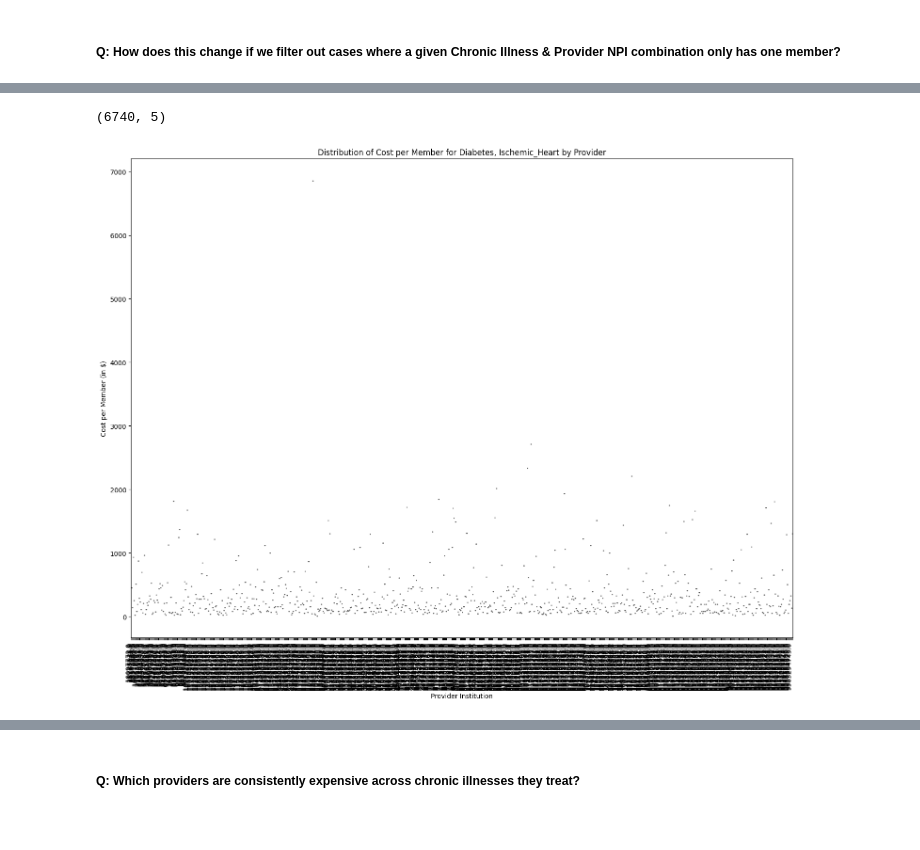
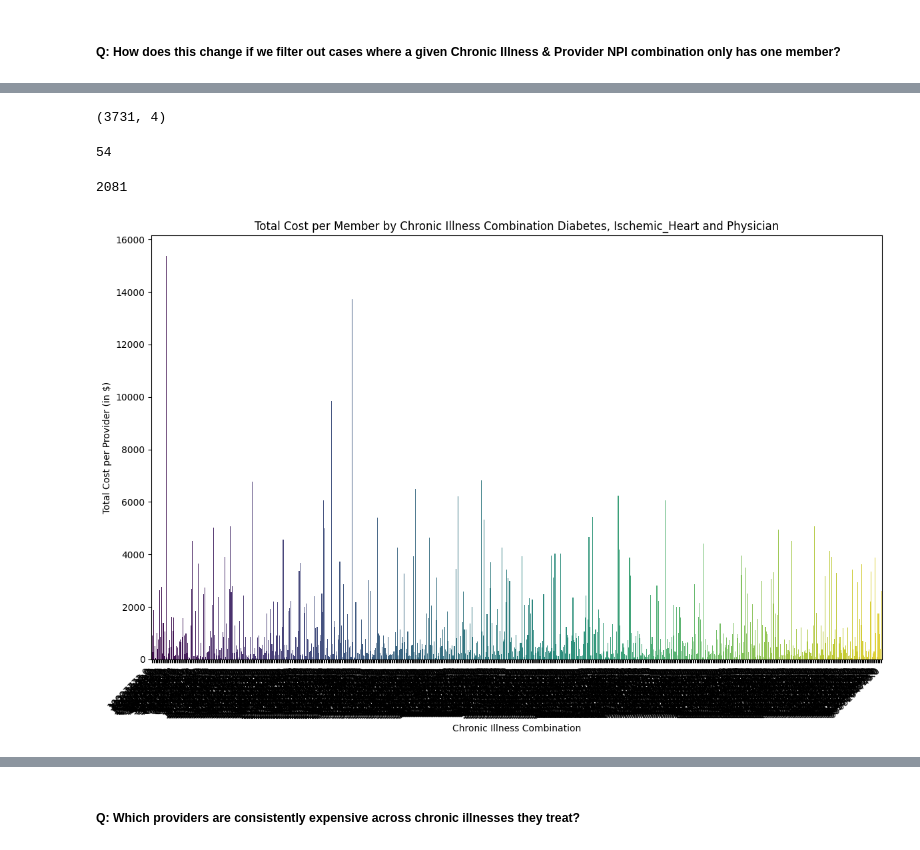
Before and after one commit to rameshs-data/Chronic_Care_Cost_Benchmarking, a Jupyter notebook: notebook/1_EDA.ipynb, the cells around one changed output, grey strips where cells are left out. Cells and saved outputs as stored; diff of their text form; code cells hidden in the pictures; blank space fills up the shorter version.

Commit message:
Benchmarking plots update

```diff
--- a/notebook/1_EDA.ipynb
+++ b/notebook/1_EDA.ipynb
@@ -1361,0 +1366,2 @@ combined_df['Total_Claim_Cost'] = combined_df[cost_columns].sum(axis=1)
+# %%
+combined_df = combined_df[combined_df.Chronic_Illness_Count == 2]
@@ -1402,19 +1448,4 @@ provider_costs.head()
 provider_costs_by_illness = combined_df.groupby(['Chronic_Illness_Combination', 'Attending_Physician_NPI']).agg(
     total_claim_cost=pd.NamedAgg(column='Total_Claim_Cost', aggfunc='sum'),
     member_count=pd.NamedAgg(column='Beneficiary_ID', aggfunc='count')
-)
-
-# Step 2: Calculate cost per member
-provider_costs_by_illness['cost_per_member'] = provider_costs_by_illness['total_claim_cost'] / provider_costs_by_illness['member_count']
-
-# Step 3: Reset index to flatten the dataframe for easier plotting
-provider_costs_by_illness_reset = provider_costs_by_illness.reset_index()
-
-# Step 4: Visualize the distribution of costs per provider for each chronic illness combination
-plt.figure(figsize=(12, 6))
-sns.boxplot(data=provider_costs_by_illness_reset, x='Chronic_Illness_Combination', y='cost_per_member')
-plt.xticks(rotation=90)  # Rotate labels for better readability
-plt.title('Distribution of Cost per Provider for Each Chronic Illness Combination')
-plt.xlabel('Chronic Illness Combination')
-plt.ylabel('Cost per Member')
-plt.show()
+).reset_index()
@@ -1473,7 +1517,7 @@ sorted_provider_costs.shape
 ##### Q: How does this change if we filter out cases where a given Chronic Illness & Provider NPI combination only has one member?
 # %%
 # Sort by cost per member in descending order
-sorted_provider_costs_greater1 = provider_costs_by_illness_reset[(provider_costs_by_illness_reset.Chronic_Illness_Combination != 'Multiple') & (provider_costs_by_illness_reset.Chronic_Illness_Combination != 'None') & (provider_costs_by_illness_reset.member_count > 1)].sort_values('Chronic_Illness_Combination', ascending=True)
+sorted_provider_costs_greater1 = provider_costs_by_illness[(provider_costs_by_illness.Chronic_Illness_Combination != 'Multiple') & (provider_costs_by_illness.Chronic_Illness_Combination != 'None') & (provider_costs_by_illness.member_count > 1)].sort_values('total_claim_cost', ascending=False)
 
 # Display the sorted result
 sorted_provider_costs_greater1.head(15)
@@ -1499,30 +1543,44 @@ sorted_provider_costs_greater1.head(15)
 # %%
 sorted_provider_costs_greater1.shape
 # %% [output]
-(6740, 5)
+(3731, 4)
+# %%
+sorted_provider_costs_greater1.Chronic_Illness_Combination.nunique()
+# %% [output]
+54
+# %%
+sorted_provider_costs_greater1.Attending_Physician_NPI.nunique()
+# %% [output]
+2081
 # %%
-# Filter for a specific chronic illness combination (e.g., 'Chronic_Heart_Failure')
+# Filter for a specific chronic illness combination
 specific_combination = 'Diabetes, Ischemic_Heart'
 filtered_df = sorted_provider_costs_greater1[
     sorted_provider_costs_greater1['Chronic_Illness_Combination'] == specific_combination
 ]
 
+
 # Set figure size
-plt.figure(figsize=(15, 12))
+plt.figure(figsize=(12, 8))
 
-# Create a boxplot to show the distribution of cost_per_member across providers
-sns.boxplot(x='Attending_Physician_NPI', y='cost_per_member', data=filtered_df)
+# Create a bar plot
+sns.barplot(
+    data=filtered_df,
+    x='Attending_Physician_NPI',
+    y='total_claim_cost',
+    palette='viridis'
+)
 
 # Add title and labels
-plt.title(f'Distribution of Cost per Member for {specific_combination} by Provider')
-plt.xlabel('Provider Institution')
-plt.ylabel('Cost per Member (in $)')
+plt.title(f'Total Cost per Member by Chronic Illness Combination {specific_combination} and Physician')
+plt.xlabel('Chronic Illness Combination')
+plt.ylabel('Total Cost per Provider (in $)')
 
 # Rotate x-axis labels for better readability
-plt.xticks(rotation=90, ha='right')
+plt.xticks(rotation=45, ha='right')
 
 # Show the plot
 plt.tight_layout()
 plt.show()
 # %% [output]
-[figure, old version]
+[figure, new version]
```
Also changed, not shown: parts of 15 cells of this notebook.
